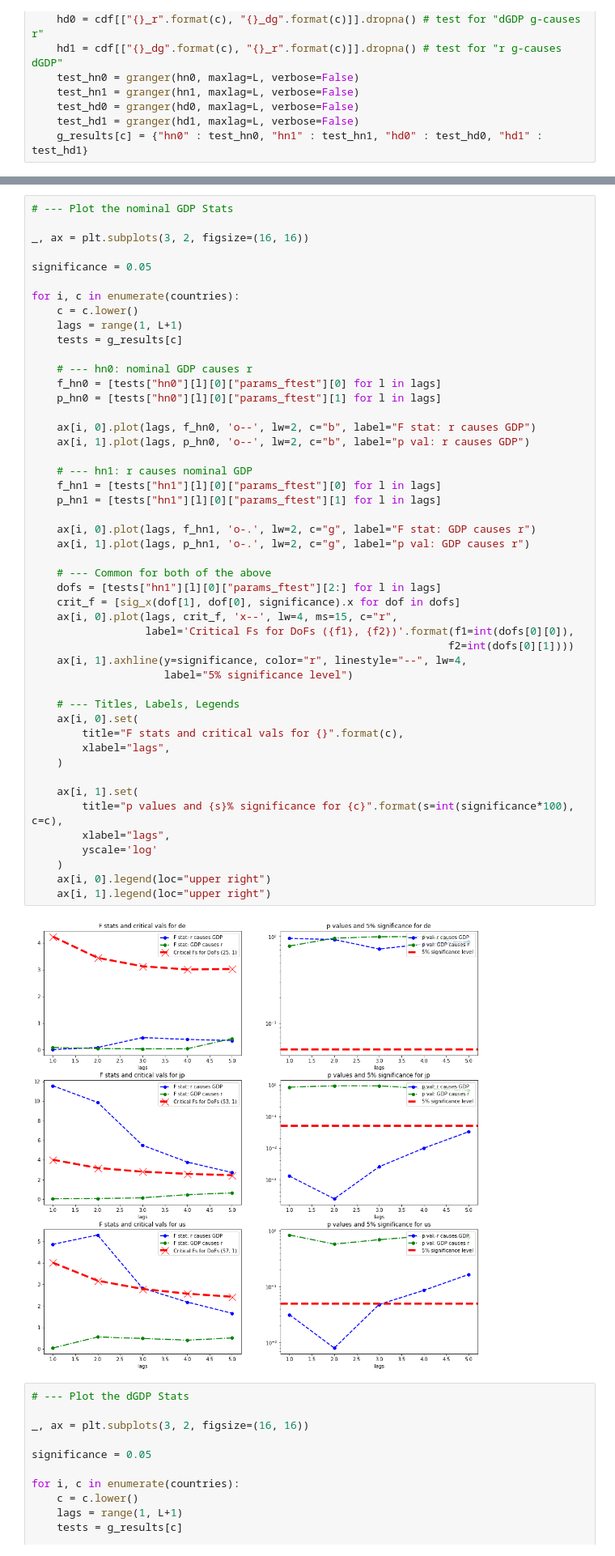
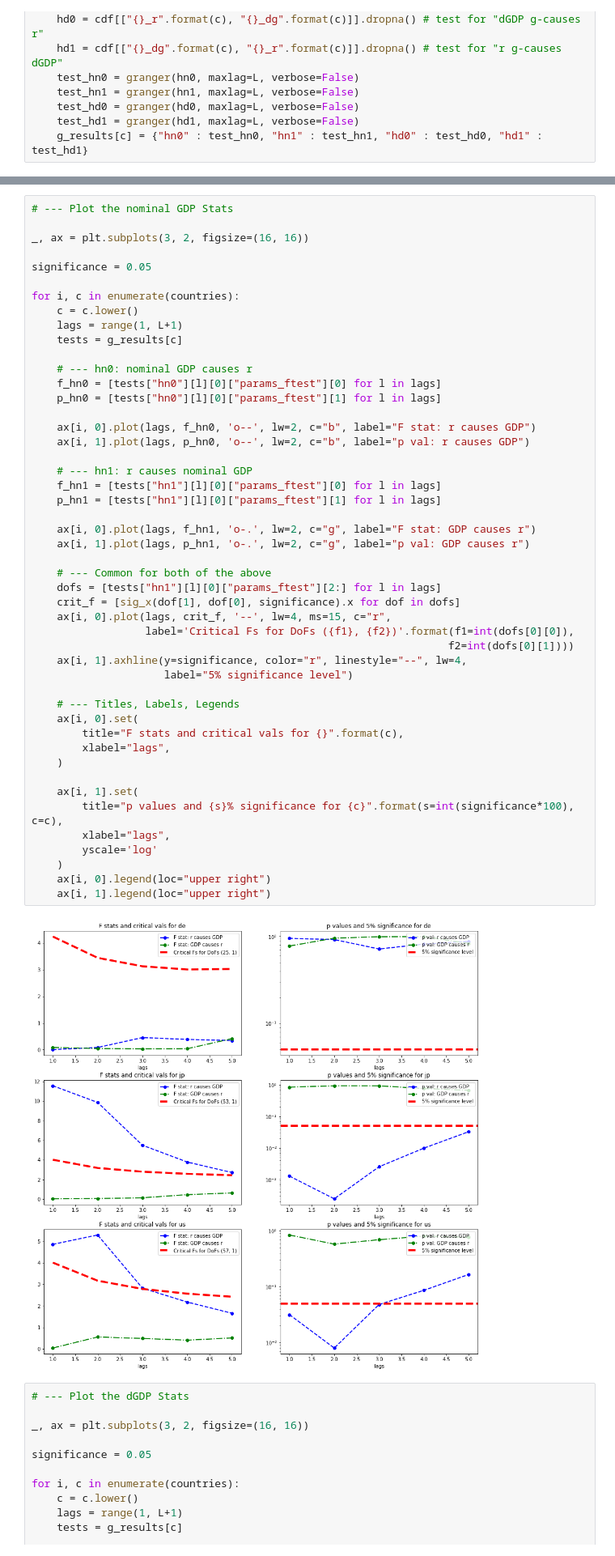
Before and after one commit to jthk1618/Causality, a Jupyter notebook: gdp_and_interest_rates.ipynb, the cells around one changed output, grey strips where cells are left out. Shown: that part at 81% size. Cells and saved outputs as stored; diff of their text form.

```diff
--- a/gdp_and_interest_rates.ipynb
+++ b/gdp_and_interest_rates.ipynb
@@ -432,35 +430,35 @@ for i, c in enumerate(countries):
 
     # --- hn1: r causes nominal GDP
     f_hn1 = [tests["hn1"][l][0]["params_ftest"][0] for l in lags]
     p_hn1 = [tests["hn1"][l][0]["params_ftest"][1] for l in lags]
 
     ax[i, 0].plot(lags, f_hn1, 'o-.', lw=2, c="g", label="F stat: GDP causes r")
     ax[i, 1].plot(lags, p_hn1, 'o-.', lw=2, c="g", label="p val: GDP causes r")
 
     # --- Common for both of the above
     dofs = [tests["hn1"][l][0]["params_ftest"][2:] for l in lags]
     crit_f = [sig_x(dof[1], dof[0], significance).x for dof in dofs]
-    ax[i, 0].plot(lags, crit_f, 'x--', lw=4, ms=15, c="r",
+    ax[i, 0].plot(lags, crit_f, '--', lw=4, ms=15, c="r",
                   label='Critical Fs for DoFs ({f1}, {f2})'.format(f1=int(dofs[0][0]),
                                                                   f2=int(dofs[0][1])))
     ax[i, 1].axhline(y=significance, color="r", linestyle="--", lw=4,
                      label="5% significance level")
 
     # --- Titles, Labels, Legends
     ax[i, 0].set(
         title="F stats and critical vals for {}".format(c),
         xlabel="lags",
     )
 
     ax[i, 1].set(
         title="p values and {s}% significance for {c}".format(s=int(significance*100), c=c),
         xlabel="lags",
         yscale='log'
     )
     ax[i, 0].legend(loc="upper right")
     ax[i, 1].legend(loc="upper right")
 # %% [output]
-[figure, old version]
+[figure, new version]
 # %%
 # --- Plot the dGDP Stats
 
```
Also changed, not shown: parts of 2 cells of this notebook, 7 other files.
